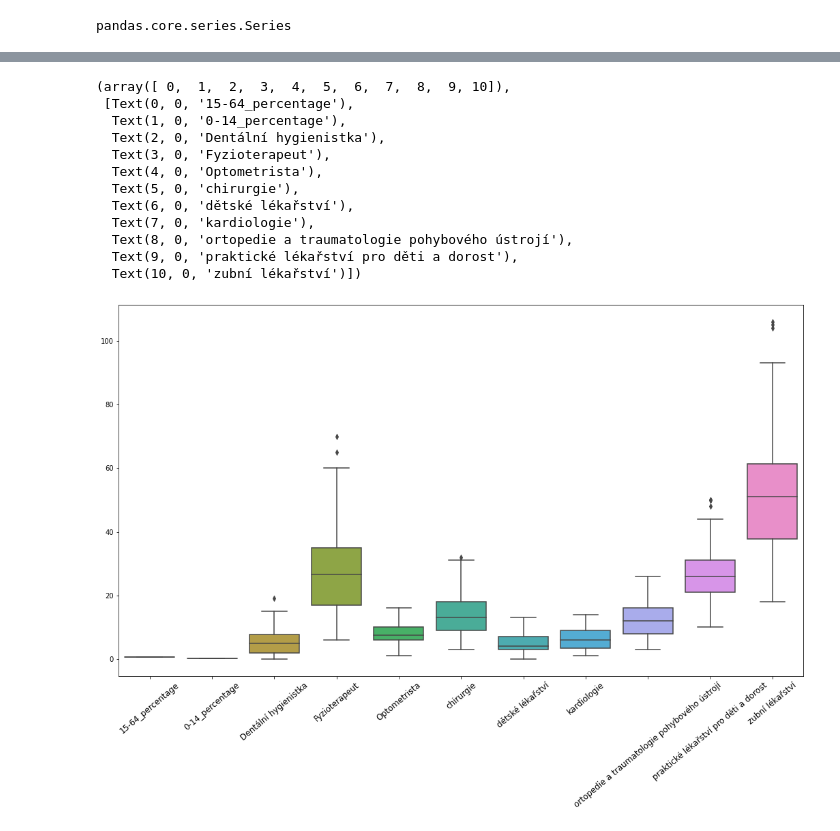
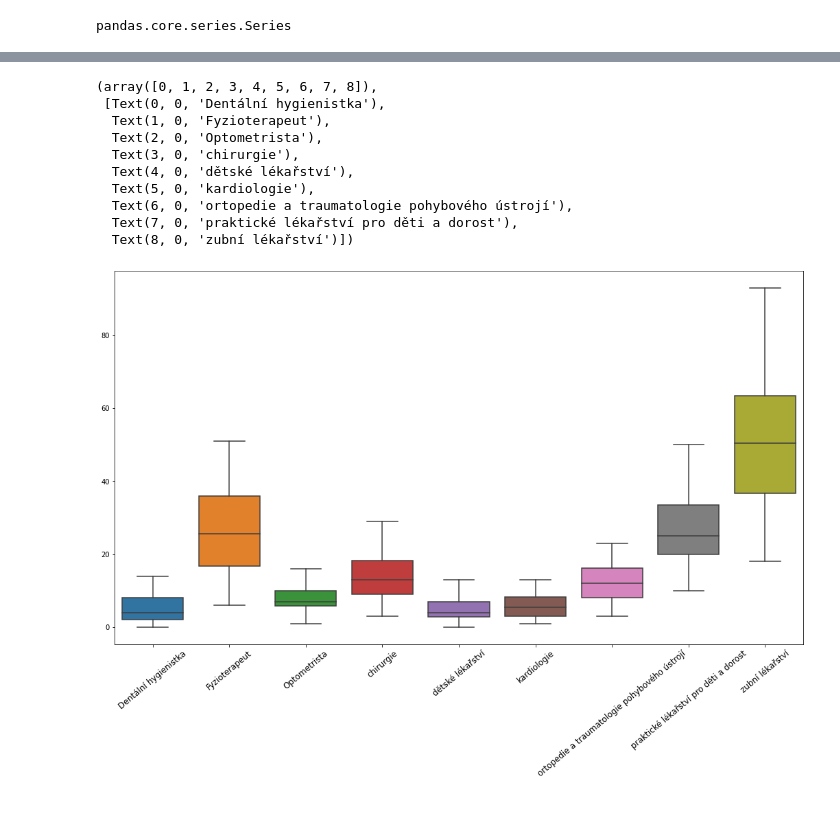
Before and after one commit to adaryb123/UPAproject, a Jupyter notebook: Part_2_own_tasks.ipynb, the cells around one changed output, grey strips where cells are left out. Saved outputs shown, nothing was run; the diff lists cells and outputs as text; code cells hidden in the pictures.

```diff
--- a/Part_2_own_tasks.ipynb
+++ b/Part_2_own_tasks.ipynb
@@ -236,5 +238,5 @@ import matplotlib.pyplot as plt
 # %%
-
+df_c1 = pd.read_csv('C1_OUTPUT.csv', encoding='utf-8')
 fig, axs = plt.subplots(ncols=2)
 plt1 = sns.boxplot(data=df_c1['15-64_percentage'], ax=axs[0])
 plt2 = sns.boxplot(data=df_c1['0-14_percentage'], ax=axs[1])
@@ -295,4 +314,5 @@ TypeError: 'Series' object is not callable
 # %%
+df_out_rem = df_c1.copy()
 
 for column in columns:
     # Find IQR
@@ -301,13 +321,12 @@ for column in columns:
     IQR = Q3 - Q1
     # Create filter and find min max from IQR
     iqr_filter = (df_out_rem[column] >= Q1 - 1.5 * IQR) & (df_out_rem[column] <= Q3 + 1.5 *IQR)
-    column_min = df_out_rem.loc[iqr_filter].min() + 0.3
-    column_max = df_out_rem.loc[iqr_filter].max() + 0.7
+    column_min = df_out_rem[column].loc[iqr_filter].min()
+    column_max = df_out_rem[column].loc[iqr_filter].max()
+    print(column_max)
 
-    # For all values below/above IQR replace by min/max
-    filter_min = (df_out_rem[column] < Q1 - 1.5 * IQR)
-    filter_max = (df_out_rem[column] > Q3 + 1.5 * IQR)
-
-    df_out_rem[column].mask(df_out_rem[column] < Q1 - 1.5 * IQR, column_min, inplace=True)
-    df_out_rem[column].mask(df_out_rem[column] > Q3 + 1.5 * IQR, column_max, inplace=True)
+    df_out_rem.loc[df_out_rem[column] < Q1 - 1.5 * IQR, column] = float(column_min)
+    df_out_rem.loc[df_out_rem[column] > Q3 + 1.5 * IQR, column] =  float(column_max)
+   # df_out_rem[column].mask(df_out_rem[column] < Q1 - 1.5 * IQR, column_min, inplace=True)
+    #df_out_rem[column].mask(df_out_rem[column] > Q3 + 1.5 * IQR, column_max, inplace=True)
 # %% [output]
@@ -315,19 +351,17 @@ TypeError: cannot convert the series to <class 'float'>
 # %%
 plt.rcParams["figure.figsize"] = (18, 10)
 plt.rcParams["xtick.labelsize"] = 12
-sns.boxplot(data=df_out_rem[columns])
+sns.boxplot(data=df_out_rem[columns[2:]])
 plt.xticks(rotation=40)
 # %% [output]
-(array([ 0,  1,  2,  3,  4,  5,  6,  7,  8,  9, 10]),
- [Text(0, 0, '15-64_percentage'),
-  Text(1, 0, '0-14_percentage'),
-  Text(2, 0, 'Dentální hygienistka'),
-  Text(3, 0, 'Fyzioterapeut'),
-  Text(4, 0, 'Optometrista'),
-  Text(5, 0, 'chirurgie'),
-  Text(6, 0, 'dětské lékařství'),
-  Text(7, 0, 'kardiologie'),
-  Text(8, 0, 'ortopedie a traumatologie pohybového ústrojí'),
-  Text(9, 0, 'praktické lékařství pro děti a dorost'),
-  Text(10, 0, 'zubní lékařství')])
+(array([0, 1, 2, 3, 4, 5, 6, 7, 8]),
+ [Text(0, 0, 'Dentální hygienistka'),
+  Text(1, 0, 'Fyzioterapeut'),
+  Text(2, 0, 'Optometrista'),
+  Text(3, 0, 'chirurgie'),
+  Text(4, 0, 'dětské lékařství'),
+  Text(5, 0, 'kardiologie'),
+  Text(6, 0, 'ortopedie a traumatologie pohybového ústrojí'),
+  Text(7, 0, 'praktické lékařství pro děti a dorost'),
+  Text(8, 0, 'zubní lékařství')])
-[figure, old version]
+[figure, new version]
```
Also changed, not shown: parts of 20 cells of this notebook.
